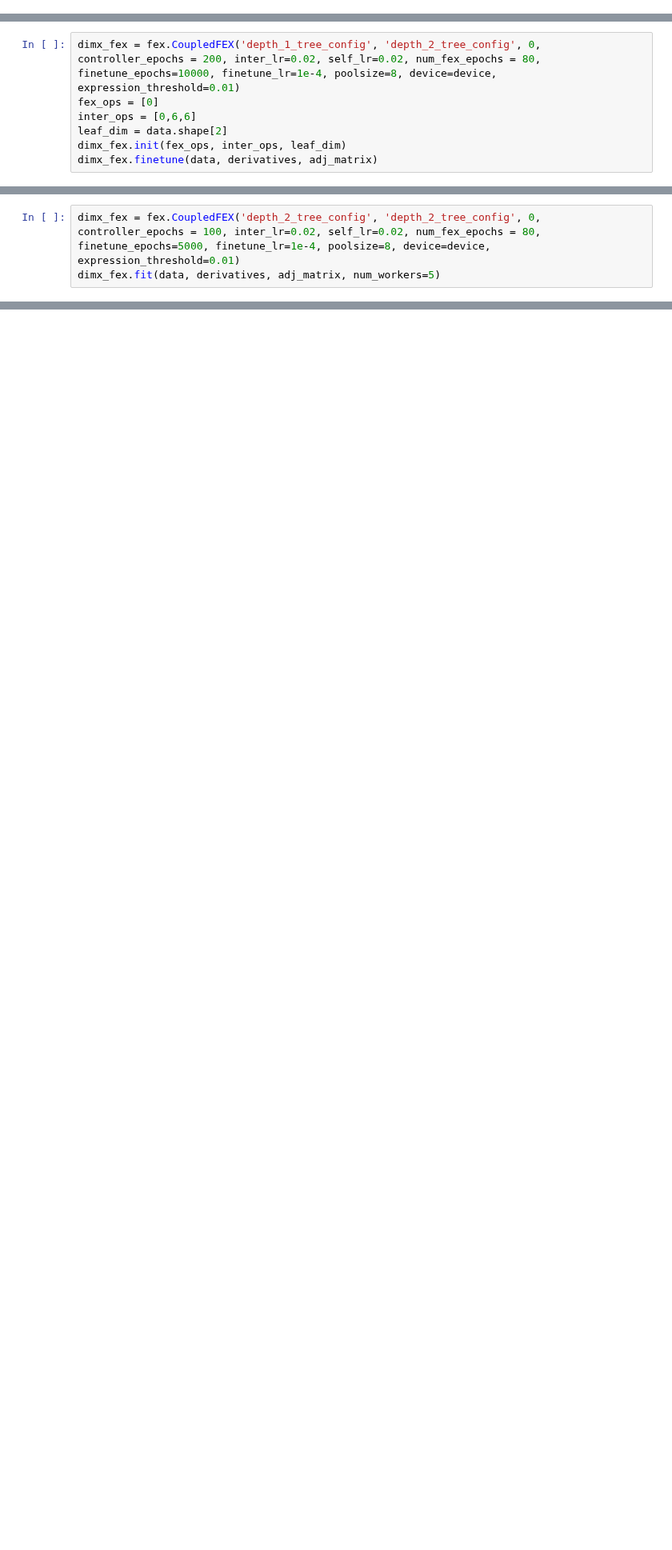
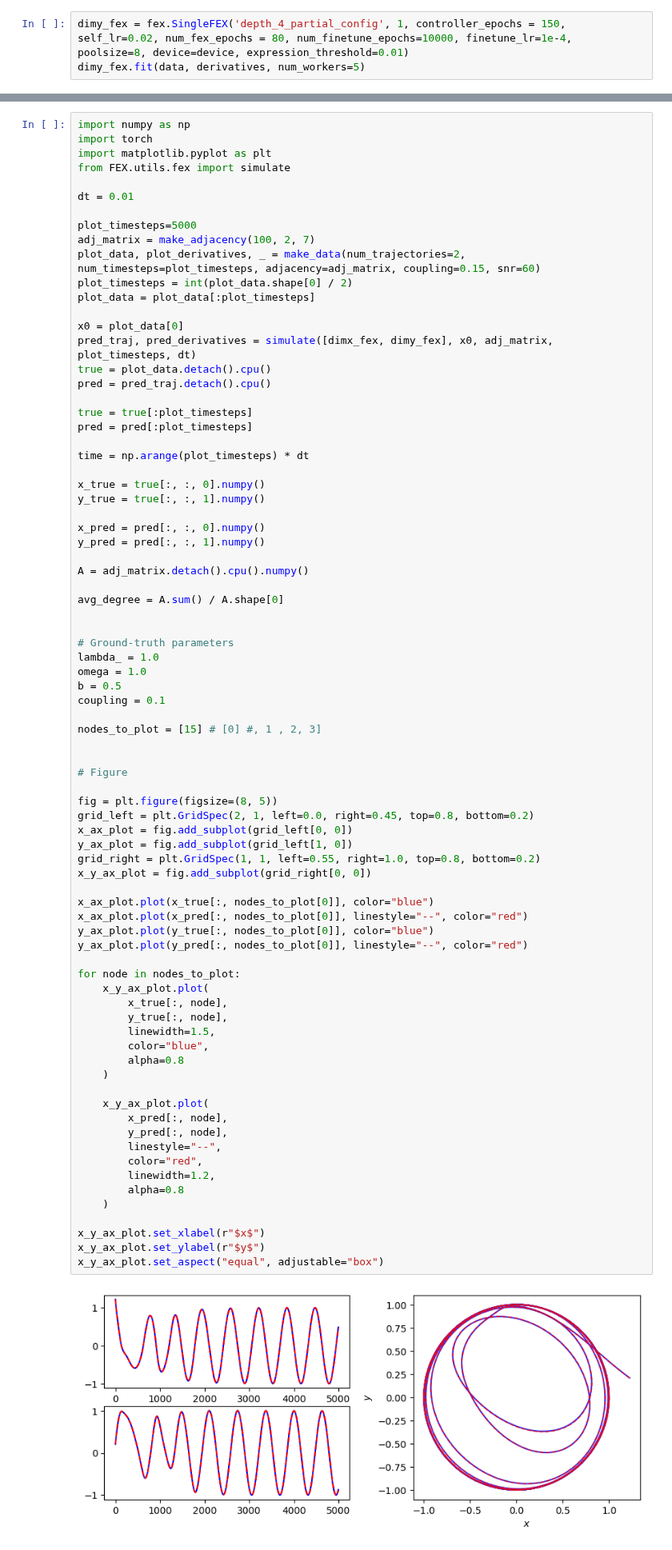
Before and after one commit to hudsongshields/GraphFEX, a Jupyter notebook: NumericalExperiments/Kuramoto/fex_recovery.ipynb, the cells around one changed output, grey strips where cells are left out. Shown at 80% size. Cells and saved outputs as stored; diff of their text form; blank space fills up the shorter version.

```diff
--- a/NumericalExperiments/Kuramoto/fex_recovery.ipynb
+++ b/NumericalExperiments/Kuramoto/fex_recovery.ipynb
@@ -35,0 +71,3 @@ dimx_fex.finetune(data, derivatives, adj_matrix)
+# %%
+dimy_fex = fex.SingleFEX('depth_4_partial_config', 1, controller_epochs = 150, self_lr=0.02, num_fex_epochs = 80, num_finetune_epochs=10000, finetune_lr=1e-4, poolsize=8, device=device, expression_threshold=0.01)
+dimy_fex.fit(data, derivatives, num_workers=5)
@@ -38,7 +98,0 @@ print(dimx_fex)
-# %%
-dimx_fex = fex.CoupledFEX('depth_1_tree_config', 'depth_2_tree_config', 0, controller_epochs = 200, inter_lr=0.02, self_lr=0.02, num_fex_epochs = 80, finetune_epochs=10000, finetune_lr=1e-4, poolsize=8, device=device, expression_threshold=0.01)
-fex_ops = [0]
-inter_ops = [0,6,6]
-leaf_dim = data.shape[2]
-dimx_fex.init(fex_ops, inter_ops, leaf_dim)
-dimx_fex.finetune(data, derivatives, adj_matrix)
@@ -47,3 +98,0 @@ print(dimx_fex)
-# %%
-dimx_fex = fex.CoupledFEX('depth_2_tree_config', 'depth_2_tree_config', 0, controller_epochs = 100, inter_lr=0.02, self_lr=0.02, num_fex_epochs = 80, finetune_epochs=5000, finetune_lr=1e-4, poolsize=8, device=device, expression_threshold=0.01)
-dimx_fex.fit(data, derivatives, adj_matrix, num_workers=5)
@@ -106,0 +148,81 @@ HTML(ani.to_jshtml())
+# %%
+import numpy as np
+import torch
+import matplotlib.pyplot as plt
+from FEX.utils.fex import simulate
+
+dt = 0.01
+
+plot_timesteps=5000
+adj_matrix = make_adjacency(100, 2, 7)
+plot_data, plot_derivatives, _ = make_data(num_trajectories=2, num_timesteps=plot_timesteps, adjacency=adj_matrix, coupling=0.15, snr=60)
+plot_timesteps = int(plot_data.shape[0] / 2)
+plot_data = plot_data[:plot_timesteps]
+
+x0 = plot_data[0]
+pred_traj, pred_derivatives = simulate([dimx_fex, dimy_fex], x0, adj_matrix, plot_timesteps, dt)
+true = plot_data.detach().cpu()
+pred = pred_traj.detach().cpu()
+
+true = true[:plot_timesteps]
+pred = pred[:plot_timesteps]
+
+time = np.arange(plot_timesteps) * dt
+
+x_true = true[:, :, 0].numpy()
+y_true = true[:, :, 1].numpy()
+
+x_pred = pred[:, :, 0].numpy()
+y_pred = pred[:, :, 1].numpy()
+
+A = adj_matrix.detach().cpu().numpy()
+
+avg_degree = A.sum() / A.shape[0]
+
+
+# Ground-truth parameters
+lambda_ = 1.0
+omega = 1.0
+b = 0.5
+coupling = 0.1
+
+nodes_to_plot = [15] # [0] #, 1 , 2, 3]
+
+
+# Figure
+
+fig = plt.figure(figsize=(8, 5))
+grid_left = plt.GridSpec(2, 1, left=0.0, right=0.45, top=0.8, bottom=0.2)
+x_ax_plot = fig.add_subplot(grid_left[0, 0])
+y_ax_plot = fig.add_subplot(grid_left[1, 0])
+grid_right = plt.GridSpec(1, 1, left=0.55, right=1.0, top=0.8, bottom=0.2)
+x_y_ax_plot = fig.add_subplot(grid_right[0, 0])
+
+x_ax_plot.plot(x_true[:, nodes_to_plot[0]], color="blue")
+x_ax_plot.plot(x_pred[:, nodes_to_plot[0]], linestyle="--", color="red")
+y_ax_plot.plot(y_true[:, nodes_to_plot[0]], color="blue")
+y_ax_plot.plot(y_pred[:, nodes_to_plot[0]], linestyle="--", color="red")
+
+for node in nodes_to_plot:
+    x_y_ax_plot.plot(
+        x_true[:, node],
+        y_true[:, node],
+        linewidth=1.5,
+        color="blue",
+        alpha=0.8
+    )
+
+    x_y_ax_plot.plot(
+        x_pred[:, node],
+        y_pred[:, node],
+        linestyle="--",
+        color="red",
+        linewidth=1.2,
+        alpha=0.8
+    )
+
+x_y_ax_plot.set_xlabel(r"$x$")
+x_y_ax_plot.set_ylabel(r"$y$")
+x_y_ax_plot.set_aspect("equal", adjustable="box")
+# %% [output]
+[figure, added]
```
Also changed, not shown: parts of 11 cells of this notebook, 20 other files.
